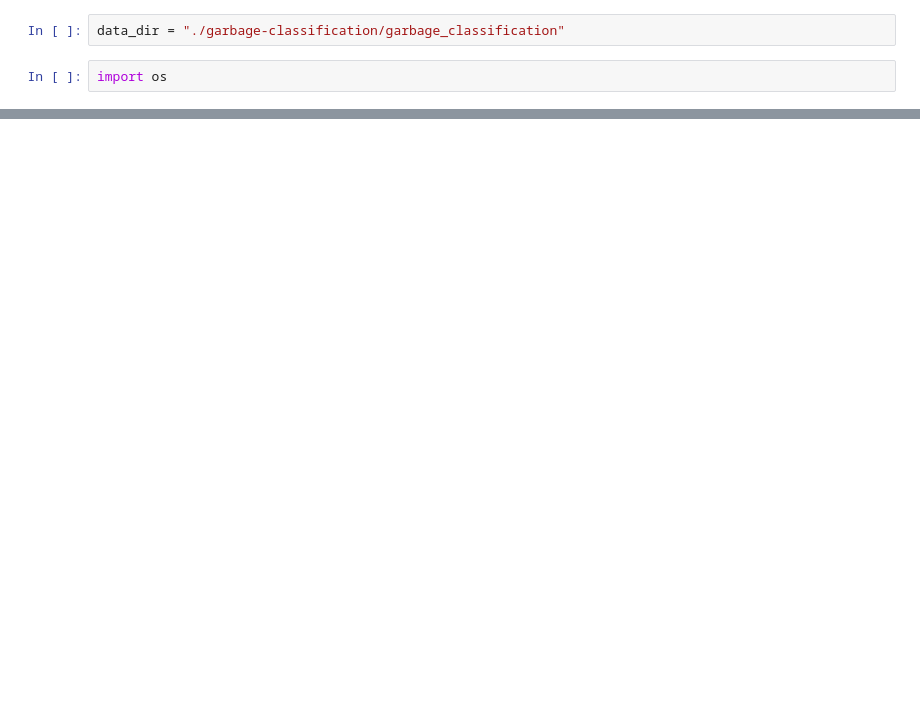
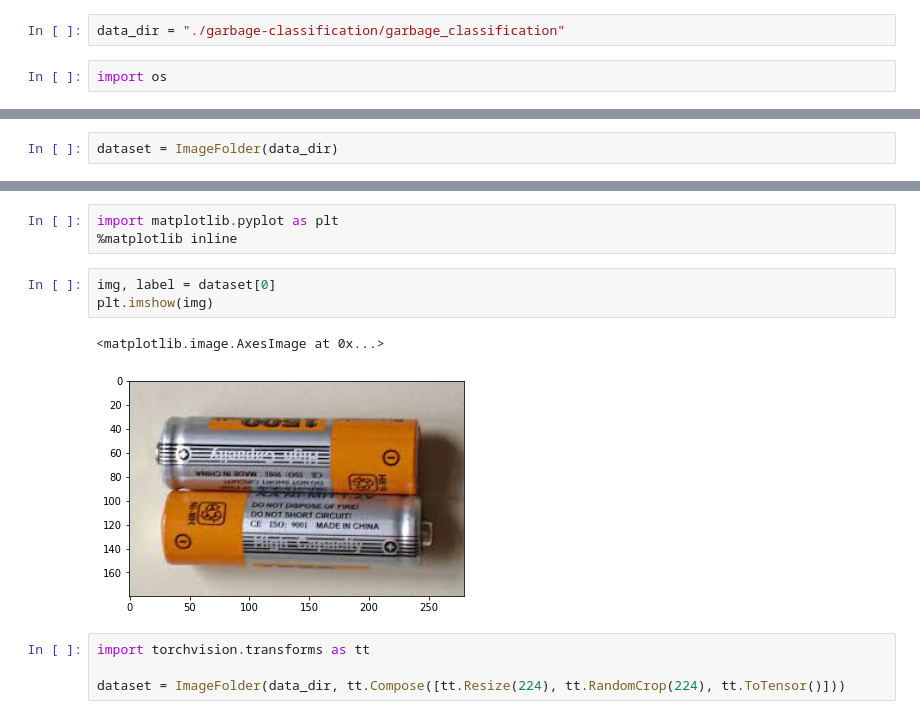
Before and after one commit to krits29/regeneron-house-waste, a Jupyter notebook: regeneron_house_waste.ipynb, the cells around one changed output, grey strips where cells are left out. Saved outputs shown, nothing was run; the diff lists cells and outputs as text; blank space fills up the shorter version.

```diff
--- a/regeneron_house_waste.ipynb
+++ b/regeneron_house_waste.ipynb
@@ -66,0 +71,2 @@ os.listdir(data_dir)
+# %%
+dataset = ImageFolder(data_dir)
@@ -66,0 +96,13 @@ os.listdir(data_dir)
+# %%
+import matplotlib.pyplot as plt
+%matplotlib inline
+# %%
+img, label = dataset[0]
+plt.imshow(img)
+# %% [output]
+<matplotlib.image.AxesImage at 0x...>
+[figure, added]
+# %%
+import torchvision.transforms as tt
+
+dataset = ImageFolder(data_dir, tt.Compose([tt.Resize(224), tt.RandomCrop(224), tt.ToTensor()]))
```
Also changed, not shown: parts of 14 cells of this notebook.
